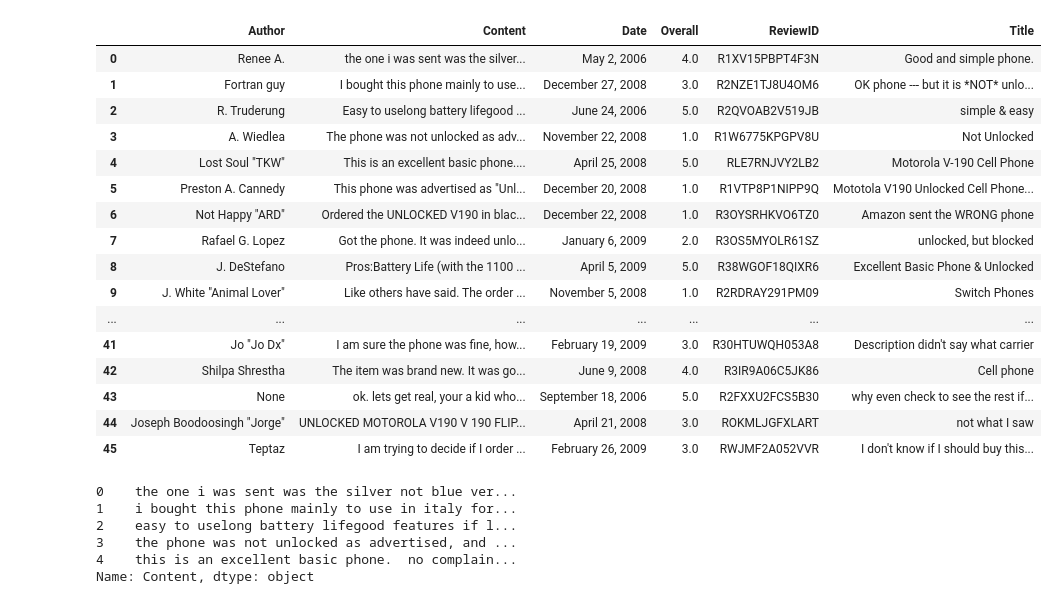
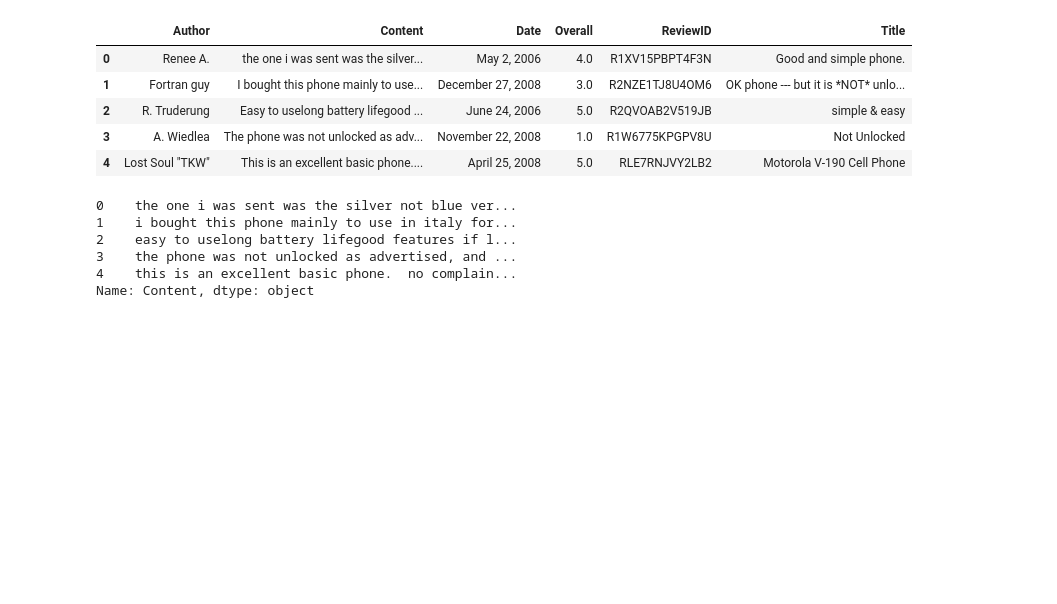
Before and after one commit to UNCG-CSE/CORPUS, a Jupyter notebook: Project_Mukund/Text Analytics on Reviews.ipynb, the cells around one changed output. Cells and saved outputs as stored; diff of their text form; code cells hidden in the pictures; blank space fills up the shorter version.

```diff
--- a/Project_Mukund/Text Analytics on Reviews.ipynb
+++ b/Project_Mukund/Text Analytics on Reviews.ipynb
@@ -15,25 +15,14 @@ x = File['Reviews']
 # %%
 df = pd.DataFrame(x)
 # %%
-df
+df.head()
 # %% [output]
 |  | Author | Content | Date | Overall | ReviewID | Title |
 | 0 | Renee A. | the one i was sent was the silver... | May 2, 2006 | 4.0 | R1XV15PBPT4F3N | Good and simple phone. |
 | 1 | Fortran guy | I bought this phone mainly to use... | December 27, 2008 | 3.0 | R2NZE1TJ8U4OM6 | OK phone --- but it is *NOT* unlo... |
 | 2 | R. Truderung | Easy to uselong battery lifegood ... | June 24, 2006 | 5.0 | R2QVOAB2V519JB | simple & easy |
 | 3 | A. Wiedlea | The phone was not unlocked as adv... | November 22, 2008 | 1.0 | R1W6775KPGPV8U | Not Unlocked |
 | 4 | Lost Soul "TKW" | This is an excellent basic phone.... | April 25, 2008 | 5.0 | RLE7RNJVY2LB2 | Motorola V-190 Cell Phone |
-| 5 | Preston A. Cannedy | This phone was advertised as "Unl... | December 20, 2008 | 1.0 | R1VTP8P1NIPP9Q | Mototola V190 Unlocked Cell Phone... |
-| 6 | Not Happy "ARD" | Ordered the UNLOCKED V190 in blac... | December 22, 2008 | 1.0 | R3OYSRHKVO6TZ0 | Amazon sent the WRONG phone |
-| 7 | Rafael G. Lopez | Got the phone. It was indeed unlo... | January 6, 2009 | 2.0 | R3OS5MYOLR61SZ | unlocked, but blocked |
-| 8 | J. DeStefano | Pros:Battery Life (with the 1100 ... | April 5, 2009 | 5.0 | R38WGOF18QIXR6 | Excellent Basic Phone & Unlocked |
-| 9 | J. White "Animal Lover" | Like others have said. The order ... | November 5, 2008 | 1.0 | R2RDRAY291PM09 | Switch Phones |
-| ... | ... | ... | ... | ... | ... | ... |
-| 41 | Jo "Jo Dx" | I am sure the phone was fine, how... | February 19, 2009 | 3.0 | R30HTUWQH053A8 | Description didn't say what carrier |
-| 42 | Shilpa Shrestha | The item was brand new. It was go... | June 9, 2008 | 4.0 | R3IR9A06C5JK86 | Cell phone |
-| 43 | None | ok. lets get real, your a kid who... | September 18, 2006 | 5.0 | R2FXXU2FCS5B30 | why even check to see the rest if... |
-| 44 | Joseph Boodoosingh "Jorge" | UNLOCKED MOTOROLA V190 V 190 FLIP... | April 21, 2008 | 3.0 | ROKMLJGFXLART | not what I saw |
-| 45 | Teptaz | I am trying to decide if I order ... | February 26, 2009 | 3.0 | RWJMF2A052VVR | I don't know if I should buy this... |
 # %%
 #Converting the Review text into lower case
 low_df = df.Content.str.lower()
```
